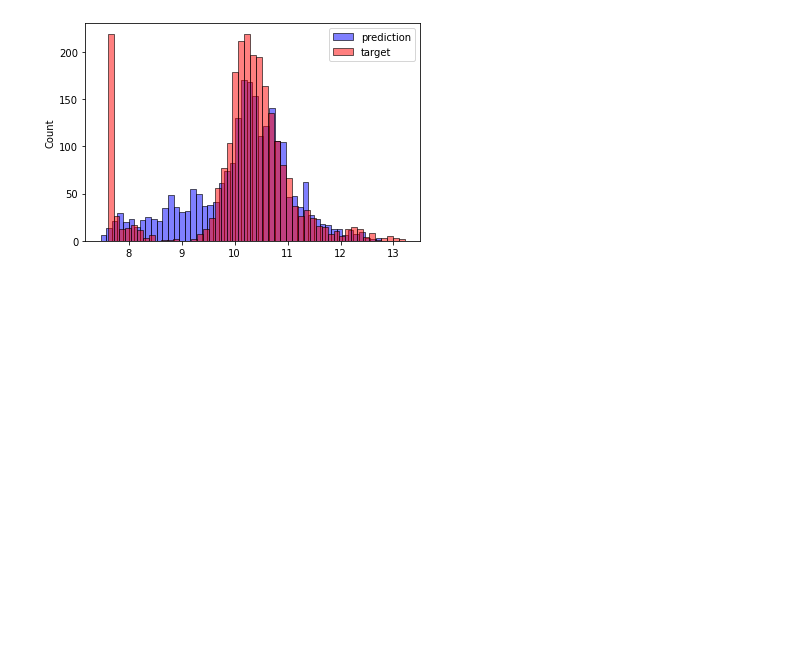
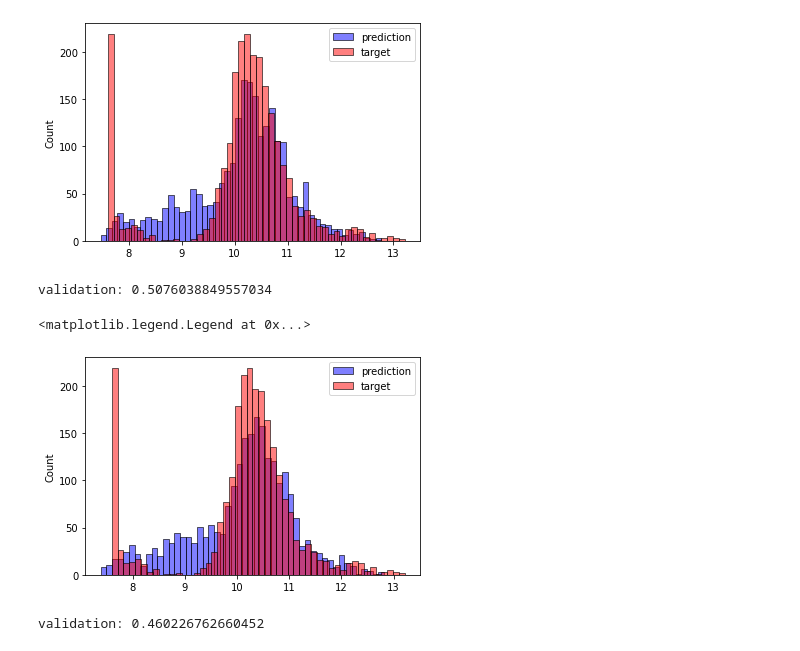
Before and after one commit to ialjadani/MachineLearning, a Jupyter notebook: Bookcamp/chapter-02-car-price/chapter-02-car-price-project.ipynb, the cells around one changed output. Drawn from its saved outputs; the diff is of its cells as text; code cells hidden in the pictures; blank space fills up the shorter version.

```diff
--- a/Bookcamp/chapter-02-car-price/chapter-02-car-price-project.ipynb
+++ b/Bookcamp/chapter-02-car-price/chapter-02-car-price-project.ipynb
@@ -350,0 +362,39 @@ plt.legend()
+# %%
+def prepare_X(df):
+    df = df.copy()
+    features = base.copy()
+
+    df['age'] = 2017 - df.year
+    features.append('age')
+
+    for v in [2, 3, 4]:
+        feature = 'num_doors_%s' % v
+        value = (df['number_of_doors'] == v).astype(int)
+        df[feature] = value
+        features.append(feature)
+
+    for v in ['chevrolet', 'ford', 'volkswagen', 'toyota', 'dodge']:
+        feature = 'is_make_%s' % v
+        df[feature] = (df['make'] == v).astype(int)
+        features.append(feature)
+
+
+    df_num = df[features]
+    df_num = df_num.fillna(0)
+    X = df_num.values
+    return X
+# %%
+X_train = prepare_X(df_train)
+w_0, w = train_linear_regression(X_train, y_train)
+X_val = prepare_X(df_val)
+y_pred = w_0 + X_val.dot(w)
+print('validation:', rmse(y_val, y_pred))
+# %% [output]
+validation: 0.5076038849557034
+# %%
+sns.histplot(y_pred, label='prediction', color='blue', alpha=0.5, bins=50)
+sns.histplot(y_val, label='target', color='red', alpha=0.5, bins=50)
+plt.legend()
+# %% [output]
+<matplotlib.legend.Legend at 0x...>
+[figure, added]
@@ -350,0 +471,9 @@ plt.legend()
+# %%
+
+X_train = prepare_X(df_train)
+w_0, w = train_linear_regression_reg(X_train, y_train, r=0.001)
+X_val = prepare_X(df_val)
+y_pred = w_0 + X_val.dot(w)
+print('validation:', rmse(y_val, y_pred))
+# %% [output]
+validation: 0.460226762660452
```
Also changed, not shown: parts of 13 cells of this notebook.
